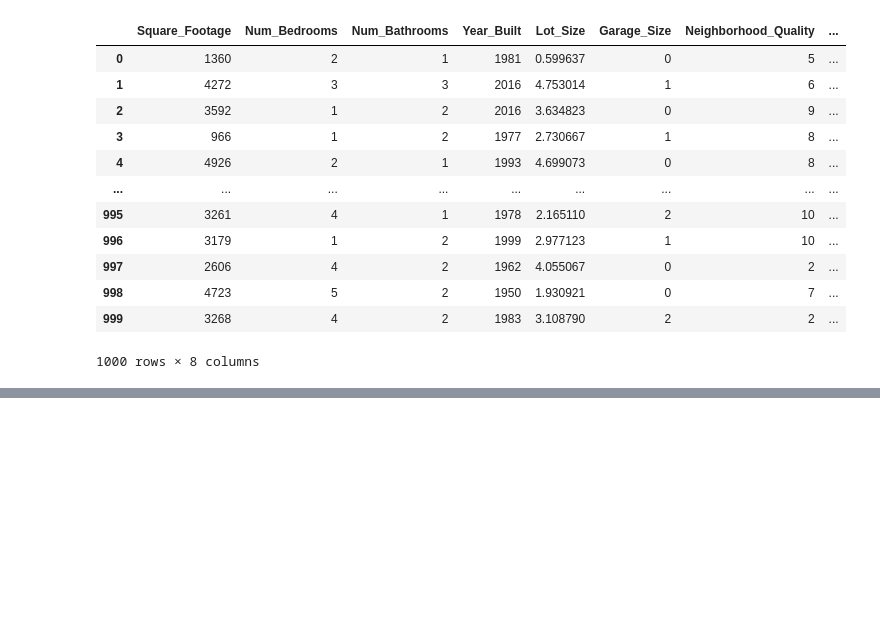
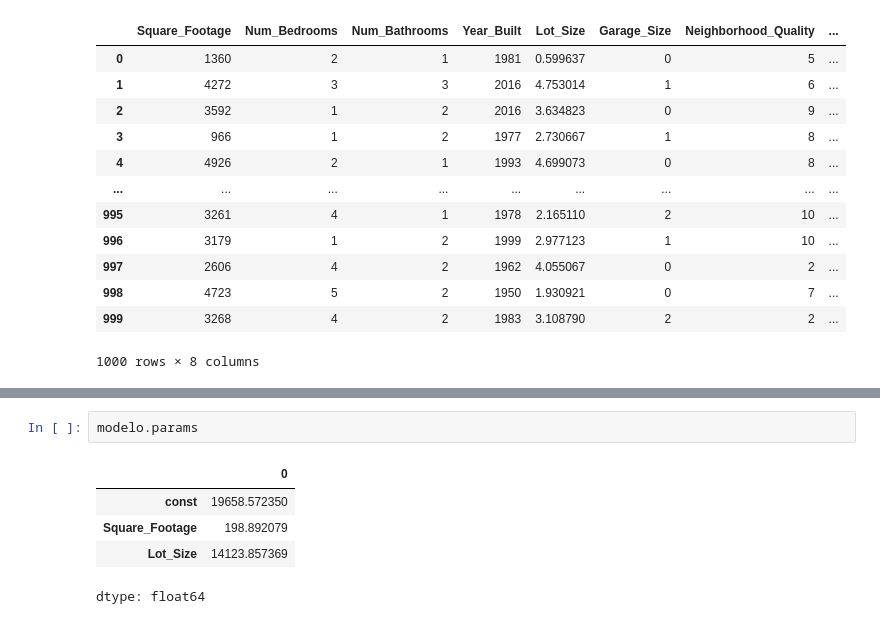
Before and after one commit to Jose-Luis25/EstadisticaVerano, a Jupyter notebook: house_price_regression_dataset.ipynb, the cells around one changed output, grey strips where cells are left out. Cells and saved outputs as stored; diff of their text form; blank space fills up the shorter version.

```diff
--- a/house_price_regression_dataset.ipynb
+++ b/house_price_regression_dataset.ipynb
@@ -21,0 +165,8 @@ df
+# %%
+modelo.params
+# %% [output]
+|  | 0 |
+| const | 19658.572350 |
+| Square_Footage | 198.892079 |
+| Lot_Size | 14123.857369 |
+dtype: float64
```
Also changed, not shown: parts of 3 cells of this notebook.
